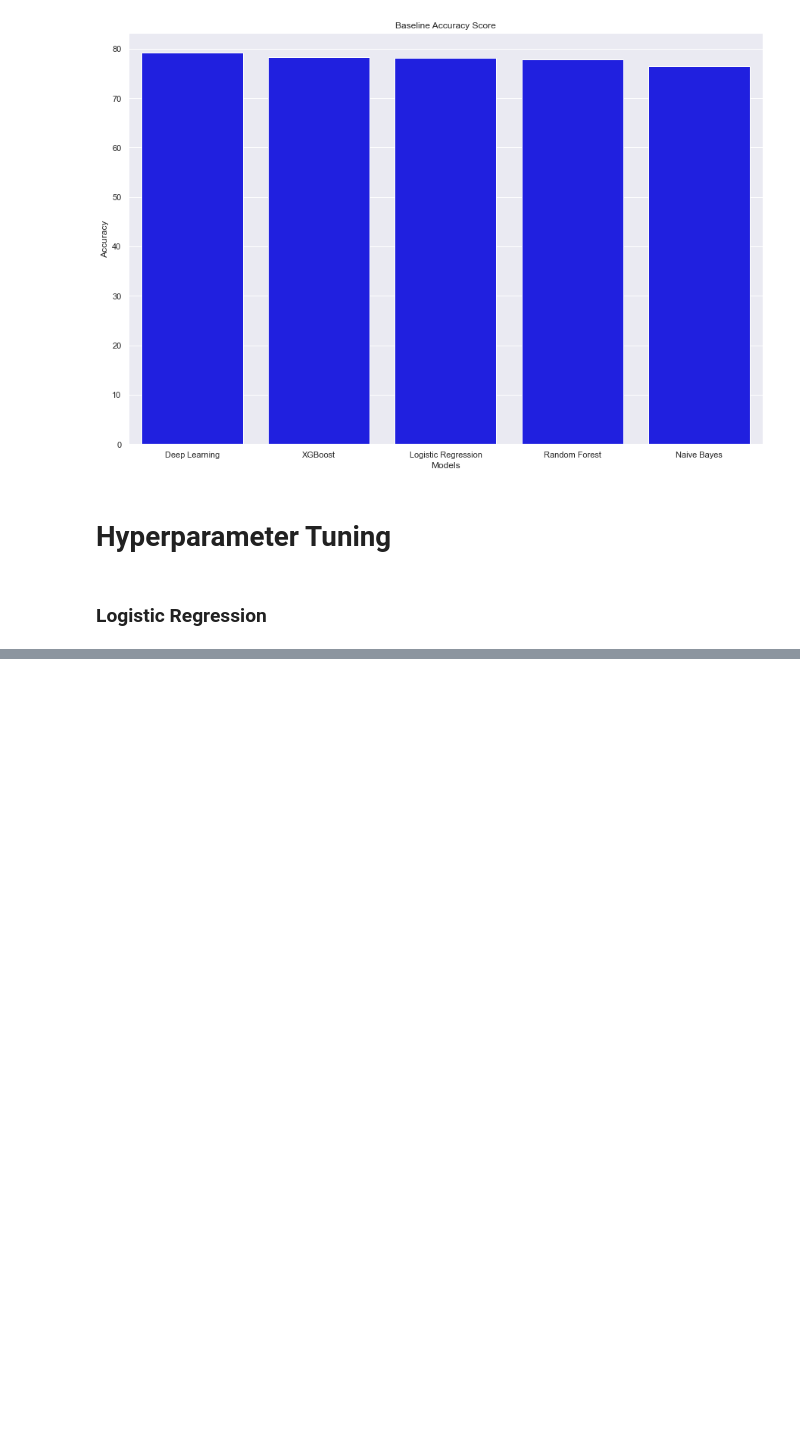
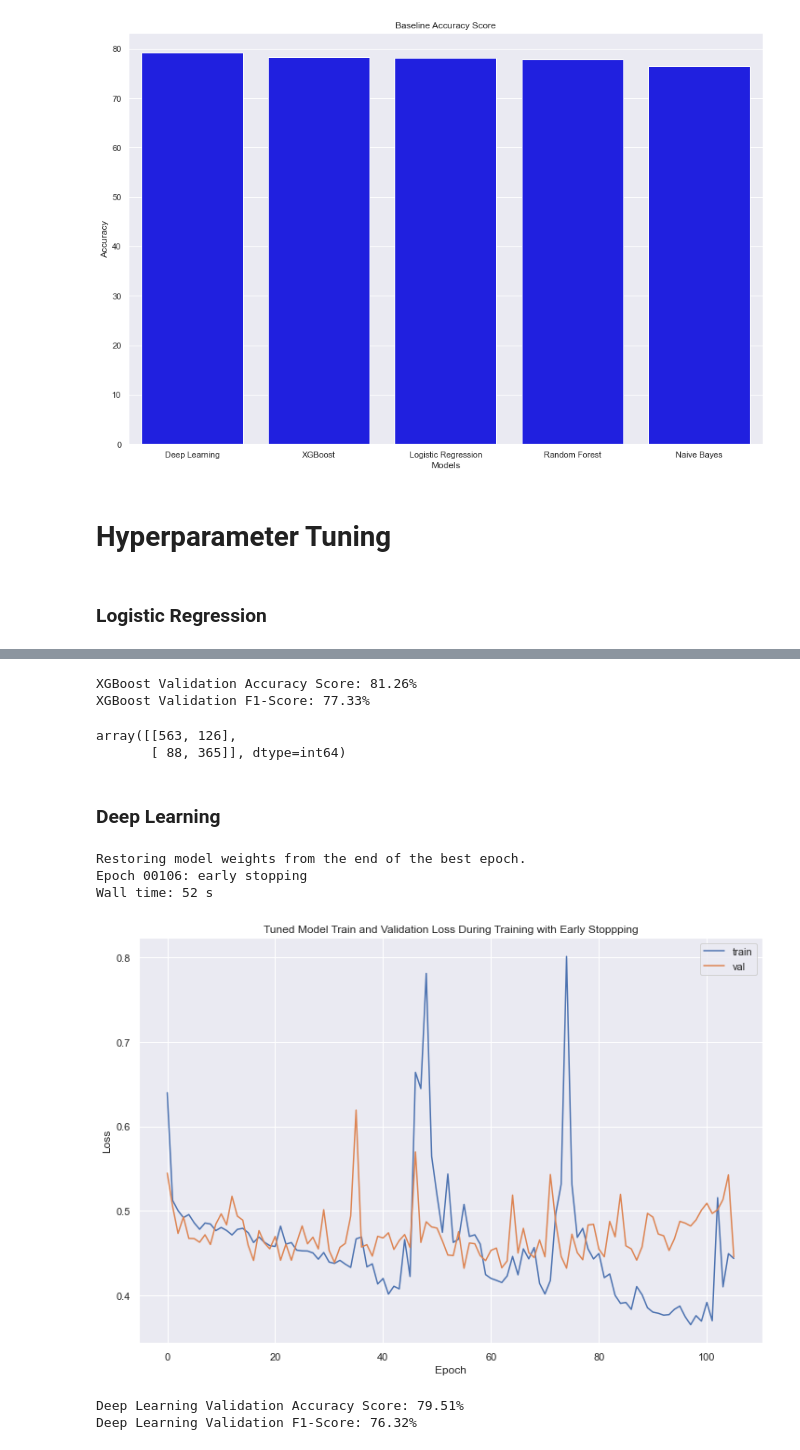
Before and after one commit to AustinYunker/Twitter-Prediction, a Jupyter notebook: FastText Models.ipynb, the cells around one changed output, grey strips where cells are left out. Drawn from its saved outputs; the diff is of its cells as text; code cells hidden in the pictures; blank space fills up the shorter version.

Commit message:
Finished Fast Text Models

```diff
--- a/FastText Models.ipynb
+++ b/FastText Models.ipynb
@@ -381,0 +649,3 @@ lr_rnd_search_df[["param_C", "mean_test_score"]].sort_values(by = "mean_test_sco
+# %%
+%%time
+rf_clf.fit(X_train, y_train)
@@ -381,0 +688,3 @@ lr_rnd_search_df[["param_C", "mean_test_score"]].sort_values(by = "mean_test_sco
+# %%
+%%time
+xgb_clf.fit(X_train, y_train)
@@ -381,0 +705,70 @@ lr_rnd_search_df[["param_C", "mean_test_score"]].sort_values(by = "mean_test_sco
+# %%
+#Validation Results
+y_pred = xgb_clf.predict(X_val)
+xgb_val_f1 = np.round(f1_score(y_pred, y_val), 5) * 100
+xgb_val_acc = np.round(accuracy_score(y_pred, y_val), 5) * 100
+print(f'XGBoost Validation Accuracy Score: {xgb_val_acc:.2f}%')
+print(f'XGBoost Validation F1-Score: {xgb_val_f1:.2f}%')
+# %% [output]
+XGBoost Validation Accuracy Score: 81.26%
+XGBoost Validation F1-Score: 77.33%
+# %%
+confusion_matrix(y_pred, y_val)
+# %% [output]
+array([[563, 126],
+       [ 88, 365]], dtype=int64)
+# %% [markdown]
+### Deep Learning
+# %%
+#Get the best hyperparameters
+max_f1 = model_param_df["Validation Accuracy"].argmax()
+best_n_neurons = model_param_df.loc[max_f1, "n_neurons"]
+best_n_hidden = model_param_df.loc[max_f1, "n_hidden"]
+best_lr_rate = model_param_df.loc[max_f1, "lr_rate"]
+best_momentum = model_param_df.loc[max_f1, "momentum"]
+best_init = model_param_df.loc[max_f1, "kernel_initializer"]
+best_drop_rate = model_param_df.loc[max_f1, "drop_rate"]
+best_act_func = model_param_df.loc[max_f1, "activation"]
+best_opt = model_param_df.loc[max_f1, "optimizer"]
+use_nesterov = model_param_df.loc[max_f1, "nesterov"]
+best_batch_size = model_param_df.loc[max_f1, "Batch Size"]
+
+#Initialize the model
+model = build_model(n_hidden=best_n_hidden, n_neurons=best_n_neurons, lr_rate=best_lr_rate,
+                    activation = best_act_func, drop_rate=best_drop_rate, kernel = True, kernel_initializer = best_init,
+                    optimizer=best_opt, momentum = best_momentum, nesterov = use_nesterov)
+# %%
+%%time
+early = keras.callbacks.EarlyStopping(monitor = 'val_loss', mode = 'min', verbose = 1, patience = 50, restore_best_weights=True)
+
+history = model.fit(X_train, y_train, validation_split = .1, epochs = 1000, batch_size = best_batch_size, verbose = 0, callbacks=[early])
+# %% [output]
+Restoring model weights from the end of the best epoch.
+Epoch 00106: early stopping
+Wall time: 52 s
+# %%
+plt.figure(figsize = (12,8))
+plt.plot(history.history['loss'], label='train')
+plt.plot(history.history['val_loss'], label='val')
+plt.grid(True)
+plt.xlabel("Epoch")
+plt.ylabel("Loss")
+plt.title("Tuned Model Train and Validation Loss During Training with Early Stoppping")
+plt.legend()
+plt.show()
+# %% [output]
+[figure, added]
+# %%
+# Validation Results
+y_pred = model.predict(X_val)
+#Change the prediction to form expected for accuracy and f1-score functions
+y_pred = np.round(y_pred.reshape((y_pred.shape[0])))
+#Change the validation targets
+y_val = y_val.astype(np.int)
+model_val_acc = np.round(accuracy_score(y_pred, y_val), 4) * 100
+model_val_f1 = np.round(f1_score(y_pred, y_val), 4) * 100
+print(f"Deep Learning Validation Accuracy Score: {model_val_acc:.2f}%")
+print(f"Deep Learning Validation F1-Score: {model_val_f1:.2f}%")
+# %% [output]
+Deep Learning Validation Accuracy Score: 79.51%
+Deep Learning Validation F1-Score: 76.32%
```
Also changed, not shown: parts of 52 cells of this notebook.
